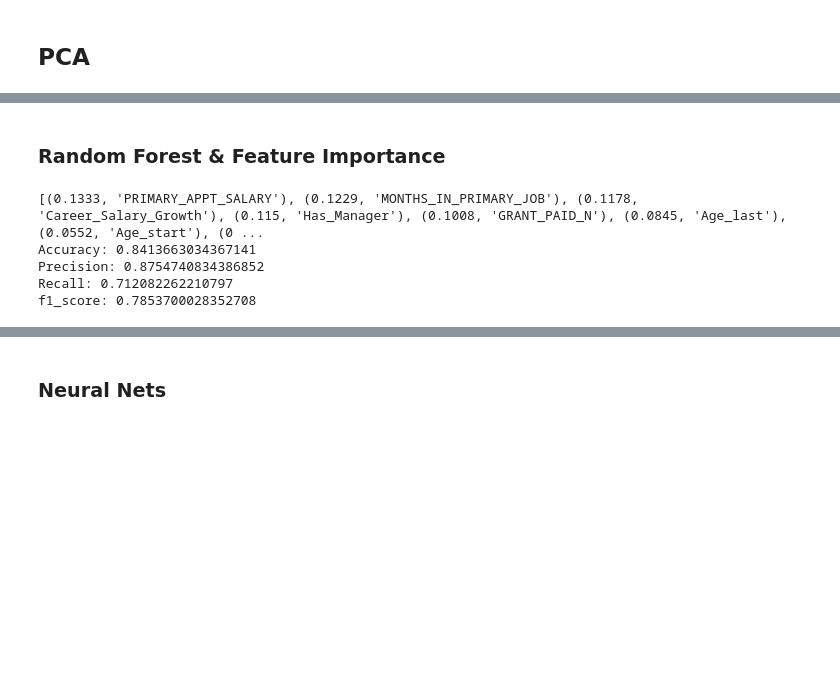
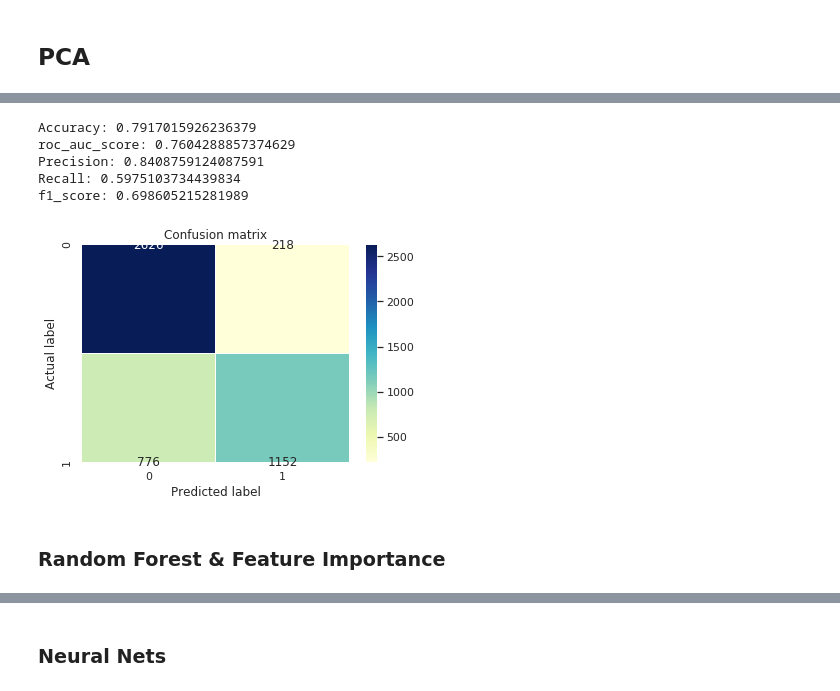
Before and after one commit to psuri15/WAF2019, a Jupyter notebook: FirstModel.ipynb, the cells around one changed output, grey strips where cells are left out. Saved outputs shown, nothing was run; the diff lists cells and outputs as text; code cells hidden in the pictures; blank space fills up the shorter version.

```diff
--- a/FirstModel.ipynb
+++ b/FirstModel.ipynb
@@ -343 +421,18 @@ from sklearn
+# %%
+# from imblearn.over_sampling import SMOTE
+# sm = SMOTE(random_state=42)
+# X_res, y_res = sm.fit_resample(data.drop(columns='label'), data[['label']])
+# print('Resampled dataset shape %s' % Counter(y_res))
+def Plot_Metrics(y_test, y_pred):
+  cnf_matrix = confusion_matrix(y_test, y_pred)
+  fig, ax = plt.subplots()
+  sns.heatmap(cnf_matrix, annot=True, cmap="YlGnBu" ,fmt='d', linewidths=0.25)
+  plt.title('Confusion matrix')
+  plt.ylabel('Actual label')
+  plt.xlabel('Predicted label')
+  print("Accuracy:", accuracy_score(y_test, y_pred))
+  print("roc_auc_score:",roc_auc_score(y_test, y_pred))
+  print("Precision:", precision_score(y_test, y_pred))
+  print("Recall:", recall_score(y_test, y_pred))
+  print("f1_score:",f1_score(y_test, y_pred))
 # %% [markdown]
@@ -380,22 +440,14 @@ vif
+# %%
+lr = LogisticRegression(solver='lbfgs',max_iter=500).fit(x_train_standardized, y_train)
+y_pred = lr.predict(x_test_standardized)
+
+Plot_Metrics(y_test, y_pred)
+# %% [output]
+Accuracy: 0.7917015926236379
+roc_auc_score: 0.7604288857374629
+Precision: 0.8408759124087591
+Recall: 0.5975103734439834
+f1_score: 0.698605215281989
+[figure, added]
 # %% [markdown]
 ### Random Forest & Feature Importance
-# %%
-from sklearn.ensemble import RandomForestClassifier
-from sklearn.model_selection import train_test_split
-
-rfc = RandomForestClassifier(n_estimators = 100,criterion='entropy',max_features=0.5)
-rfc.fit(x_train, y_train)
-f = sorted(zip(map(lambda x: round(x, 4), rfc.feature_importances_), data.drop(columns='label').columns),
-             reverse=True)
-print(f)
-y_pred = rfc.predict(x_test)
-print("Accuracy:", accuracy_score(y_test, y_pred))
-print("Precision:", precision_score(y_test, y_pred))
-print("Recall:", recall_score(y_test, y_pred))
-print("f1_score:", f1_score(y_test, y_pred))
-# %% [output]
-[(0.1333, 'PRIMARY_APPT_SALARY'), (0.1229, 'MONTHS_IN_PRIMARY_JOB'), (0.1178, 'Career_Salary_Growth'), (0.115, 'Has_Manager'), (0.1008, 'GRANT_PAID_N'), (0.0845, 'Age_last'), (0.0552, 'Age_start'), (0 ...
-Accuracy: 0.8413663034367141
-Precision: 0.8754740834386852
-Recall: 0.712082262210797
-f1_score: 0.7853700028352708
```
Also changed, not shown: parts of 49 cells of this notebook.
